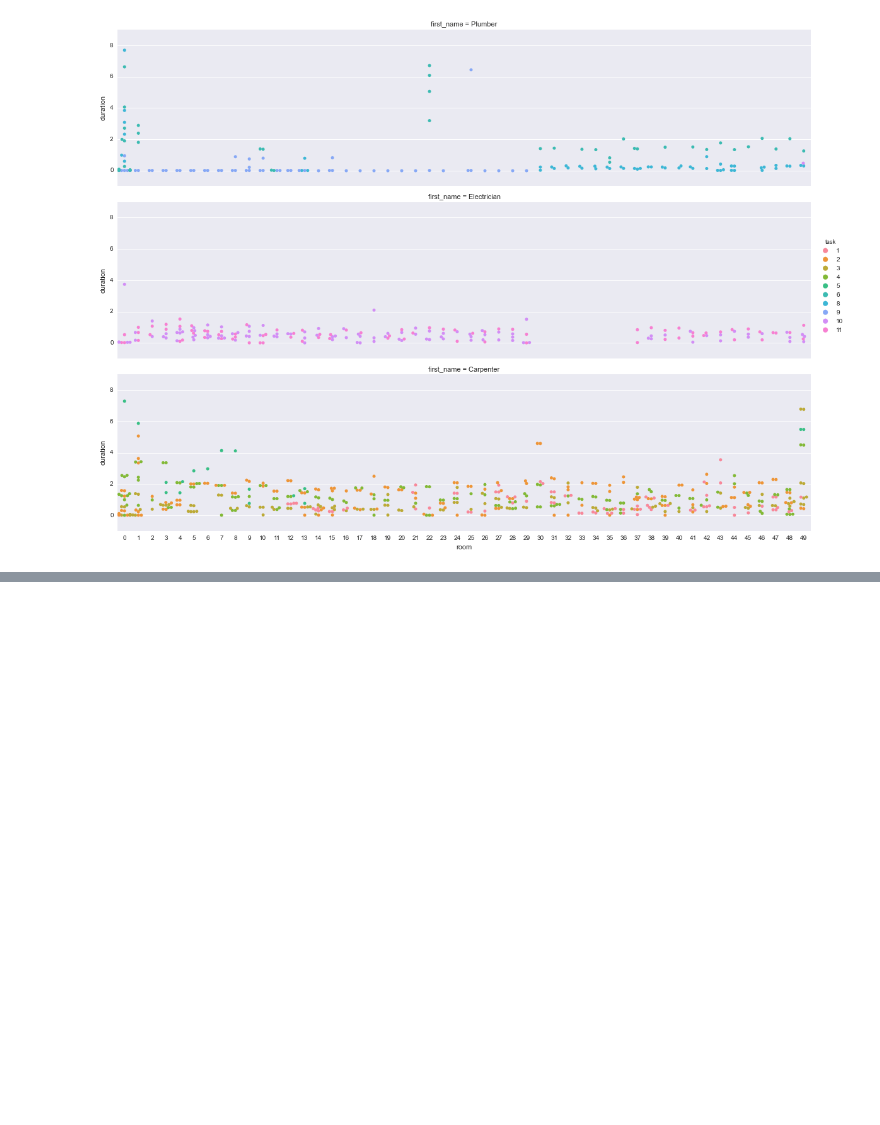
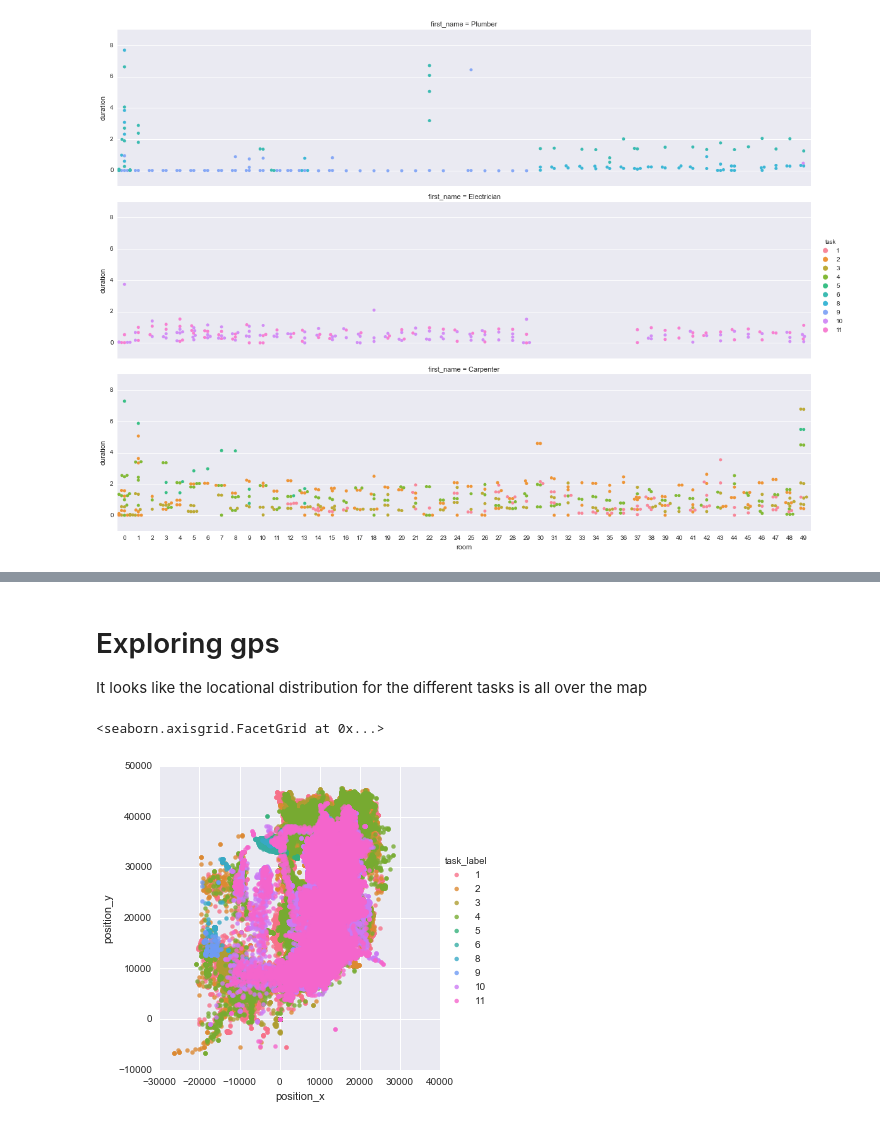
Before and after one commit to baxen/taskcode, a Jupyter notebook: explore.ipynb, the cells around one changed output, grey strips where cells are left out. Drawn from its saved outputs; the diff is of its cells as text; code cells hidden in the pictures; blank space fills up the shorter version.

Commit message:
Add files via upload
Added additional functions for plotting positional distributions for different tasks

```diff
--- a/explore.ipynb
+++ b/explore.ipynb
@@ -130,0 +128,3 @@ sns.heatmap(TR,annot=True)
+# %% [markdown]
+# Exploring gps
+It looks like the locational distribution for the different tasks is all over the map
@@ -130,0 +137,7 @@ sns.heatmap(TR,annot=True)
+# %%
+df = pd.read_pickle('gps_ids.pkl')
+df = df.sort(columns = 'task_label', ascending = True)
+sns.lmplot('position_x', 'position_y', data = df, hue = 'task_label', fit_reg = False)
+# %% [output]
+<seaborn.axisgrid.FacetGrid at 0x...>
+[figure, added]
```
Also changed, not shown: parts of 6 cells of this notebook.
